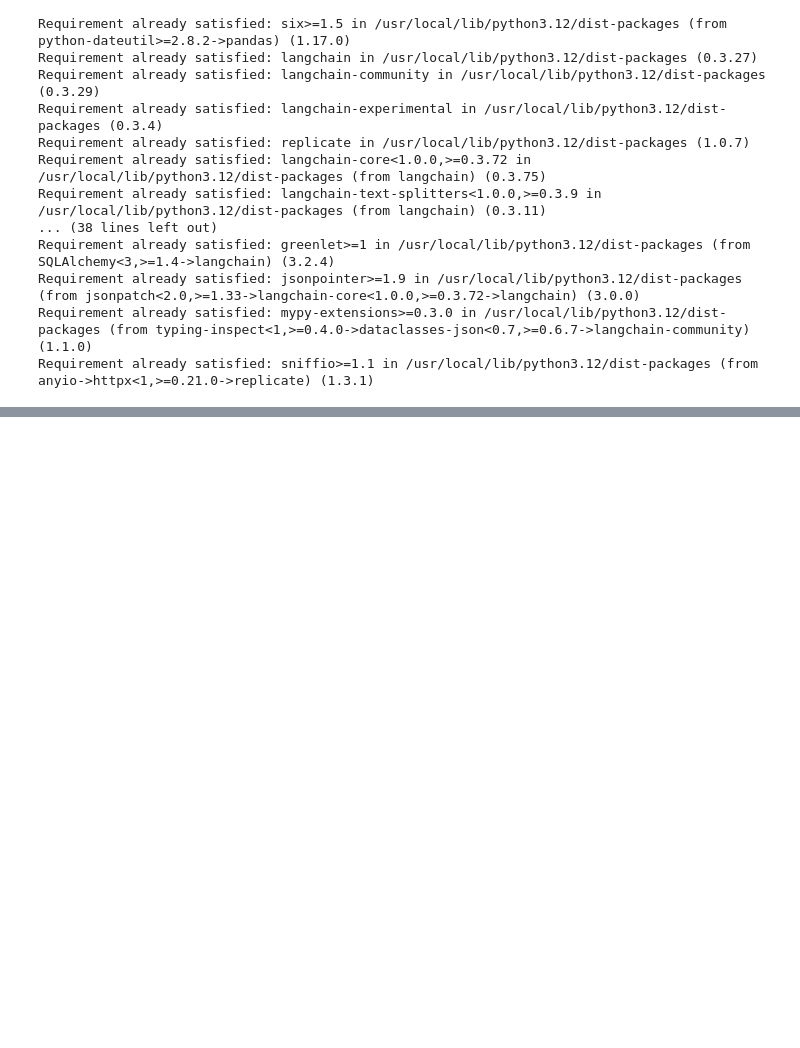
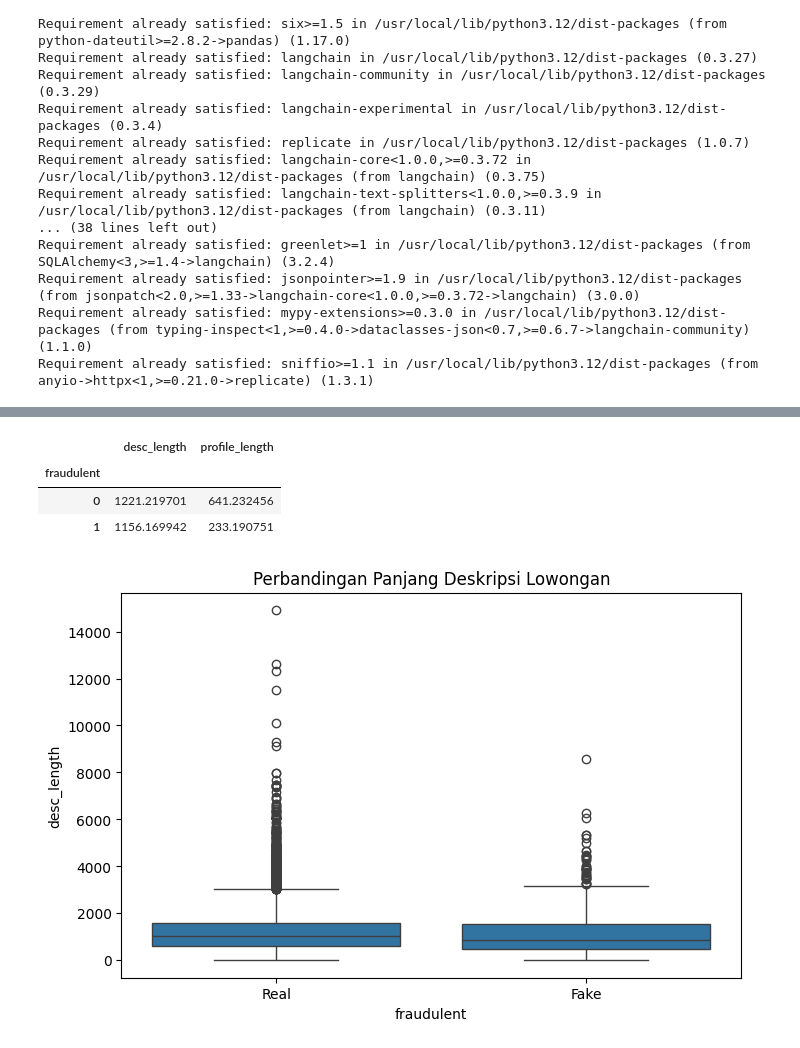
Before and after one commit to syifaurrohman/capstone-project, a Jupyter notebook: SDI_Hacktiv_Data_Syifaurrohman.ipynb, the cells around one changed output, grey strips where cells are left out. Drawn from its saved outputs; the diff is of its cells as text; code cells hidden in the pictures; blank space fills up the shorter version.

```diff
--- a/SDI_Hacktiv_Data_Syifaurrohman.ipynb
+++ b/SDI_Hacktiv_Data_Syifaurrohman.ipynb
@@ -164,0 +88,3 @@ Final Answer: Based on the provided dataframe, there is no data associating spec
+# %%
+df = df.drop(columns=['job_id', 'salary_range'])
+df = df.dropna(subset=['title', 'description'])
@@ -164,0 +152,23 @@ Final Answer: Based on the provided dataframe, there is no data associating spec
+# %%
+# Buat kolom baru berisi panjang teks
+df['desc_length'] = df['description'].astype(str).apply(len)
+df['profile_length'] = df['company_profile'].astype(str).apply(len)
+
+# Cek rata-rata panjang deskripsi untuk real vs fake
+df.groupby('fraudulent')[['desc_length', 'profile_length']].mean()
+# %% [output]
+|  | desc_length | profile_length |
+| fraudulent |  |  |
+| 0 | 1221.219701 | 641.232456 |
+| 1 | 1156.169942 | 233.190751 |
+# %%
+import seaborn as sns
+import matplotlib.pyplot as plt
+
+plt.figure(figsize=(8,5))
+sns.boxplot(x='fraudulent', y='desc_length', data=df)
+plt.xticks([0,1], ['Real', 'Fake'])
+plt.title("Perbandingan Panjang Deskripsi Lowongan")
+plt.show()
+# %% [output]
+[figure, added]
```
Also changed, not shown: parts of 13 cells of this notebook.
